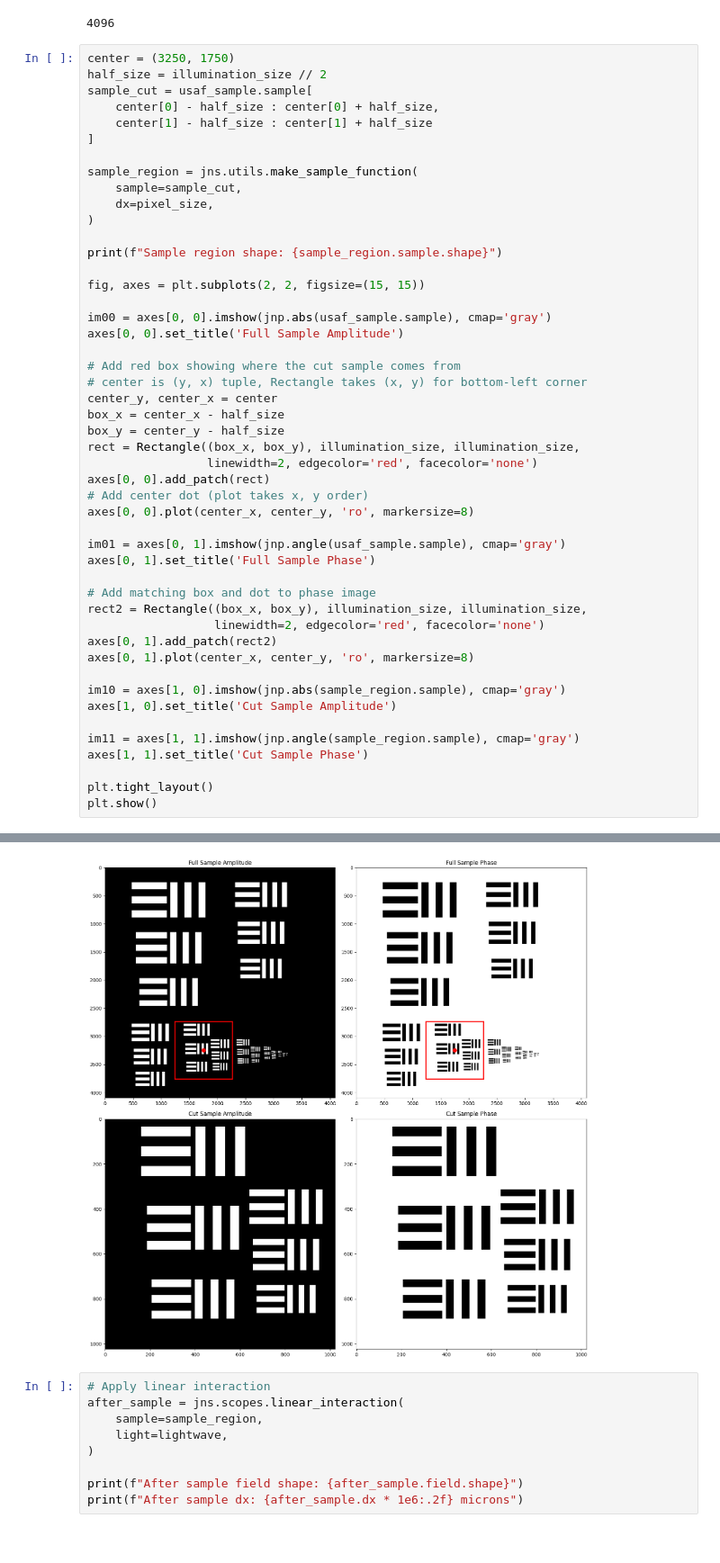
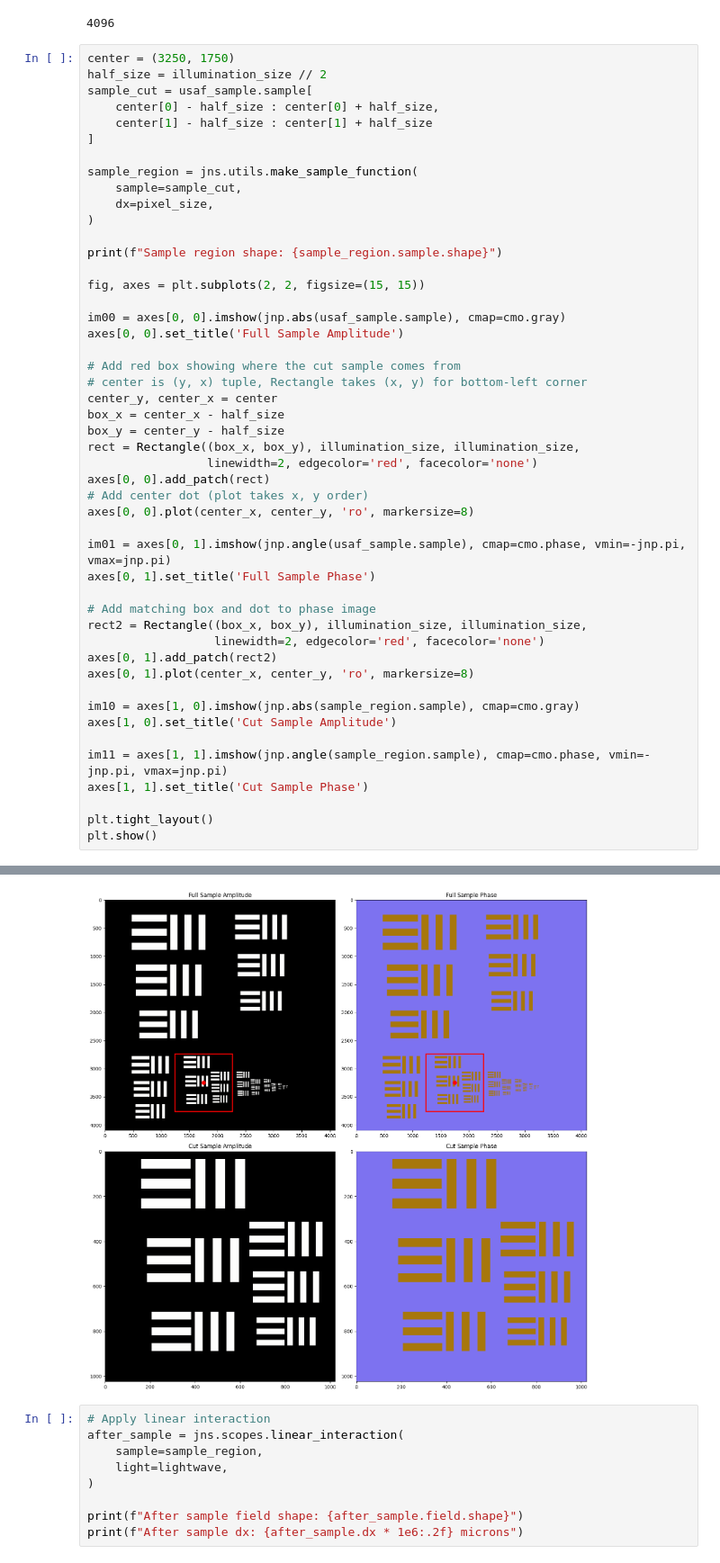
Before and after one commit to debangshu-mukherjee/janssen, a Jupyter notebook: tutorials/SimpleMicroscopeSimulation.ipynb, the cells around one changed output, grey strips where cells are left out. Shown at 90% size. Drawn from its saved outputs; the diff is of its cells as text.

```diff
--- a/tutorials/SimpleMicroscopeSimulation.ipynb
+++ b/tutorials/SimpleMicroscopeSimulation.ipynb
@@ -175,40 +151,40 @@ print(f"Sample region shape: {sample_region.sample.shape}")
 
 fig, axes = plt.subplots(2, 2, figsize=(15, 15))
 
-im00 = axes[0, 0].imshow(jnp.abs(usaf_sample.sample), cmap='gray')
+im00 = axes[0, 0].imshow(jnp.abs(usaf_sample.sample), cmap=cmo.gray)
 axes[0, 0].set_title('Full Sample Amplitude')
 
 # Add red box showing where the cut sample comes from
 # center is (y, x) tuple, Rectangle takes (x, y) for bottom-left corner
 center_y, center_x = center
 box_x = center_x - half_size
 box_y = center_y - half_size
 rect = Rectangle((box_x, box_y), illumination_size, illumination_size,
                  linewidth=2, edgecolor='red', facecolor='none')
 axes[0, 0].add_patch(rect)
 # Add center dot (plot takes x, y order)
 axes[0, 0].plot(center_x, center_y, 'ro', markersize=8)
 
-im01 = axes[0, 1].imshow(jnp.angle(usaf_sample.sample), cmap='gray')
+im01 = axes[0, 1].imshow(jnp.angle(usaf_sample.sample), cmap=cmo.phase, vmin=-jnp.pi, vmax=jnp.pi)
 axes[0, 1].set_title('Full Sample Phase')
 
 # Add matching box and dot to phase image
 rect2 = Rectangle((box_x, box_y), illumination_size, illumination_size,
                   linewidth=2, edgecolor='red', facecolor='none')
 axes[0, 1].add_patch(rect2)
 axes[0, 1].plot(center_x, center_y, 'ro', markersize=8)
 
-im10 = axes[1, 0].imshow(jnp.abs(sample_region.sample), cmap='gray')
+im10 = axes[1, 0].imshow(jnp.abs(sample_region.sample), cmap=cmo.gray)
 axes[1, 0].set_title('Cut Sample Amplitude')
 
-im11 = axes[1, 1].imshow(jnp.angle(sample_region.sample), cmap='gray')
+im11 = axes[1, 1].imshow(jnp.angle(sample_region.sample), cmap=cmo.phase, vmin=-jnp.pi, vmax=jnp.pi)
 axes[1, 1].set_title('Cut Sample Phase')
 
 plt.tight_layout()
 plt.show()
 # %% [output]
 Sample region shape: (1024, 1024)
-[figure, old version]
+[figure, new version]
 # %%
 # Apply linear interaction
 after_sample = jns.scopes.linear_interaction(
```
Also changed, not shown: parts of 15 cells of this notebook, 5 other files.
